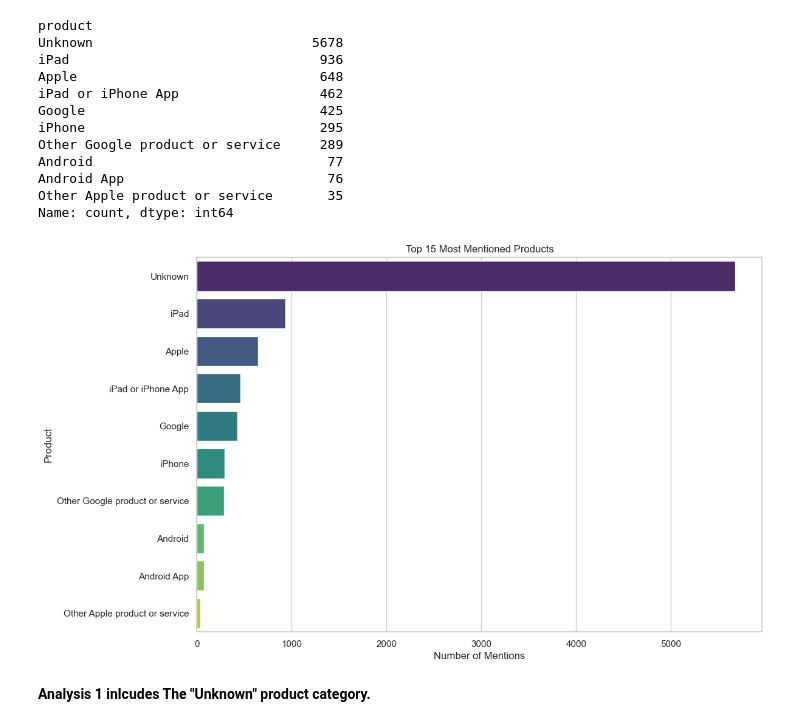
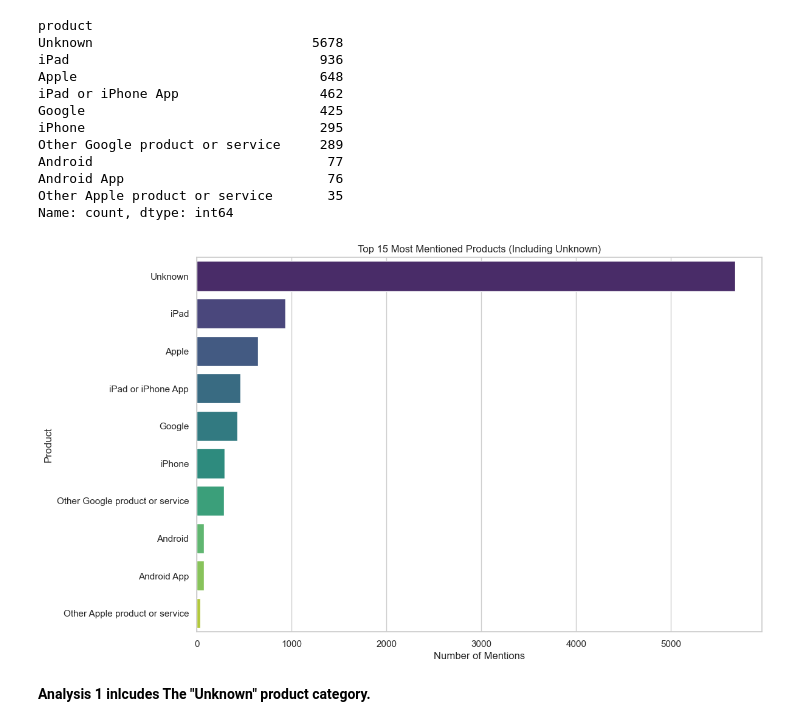
Before and after one commit to byegond-beep/Consumer-Sentiment-Analysis-of-Apple-and-Google-Products-Using-Natural-Language-Processing, a Jupyter notebook: Consumer-Sentiment-Analysis-of-Apple-and-Google-Products-Using-NLP.ipynb, the cells around one changed output. Drawn from its saved outputs; the diff is of its cells as text; code cells hidden in the pictures.

```diff
--- a/Consumer-Sentiment-Analysis-of-Apple-and-Google-Products-Using-NLP.ipynb
+++ b/Consumer-Sentiment-Analysis-of-Apple-and-Google-Products-Using-NLP.ipynb
@@ -640,23 +633,23 @@ Name: count, dtype: int64
 # %%
 product_counts = df['product'].value_counts().head(15)
 
 plt.figure(figsize=(12,8))
 
 sns.barplot(
     x=product_counts.values,
     y=product_counts.index,
     hue=product_counts.index,
     palette='viridis',
     legend=False
 )
 
-plt.title('Top 15 Most Mentioned Products')
+plt.title('Top 15 Most Mentioned Products (Including Unknown)')
 plt.xlabel('Number of Mentions')
 plt.ylabel('Product')
 
 plt.show()
 # %% [output]
-[figure, old version]
+[figure, new version]
 # %% [markdown]
 **Analysis 1 inlcudes The "Unknown" product category.**
 # %%
```
Also changed, not shown: parts of 32 cells of this notebook.
